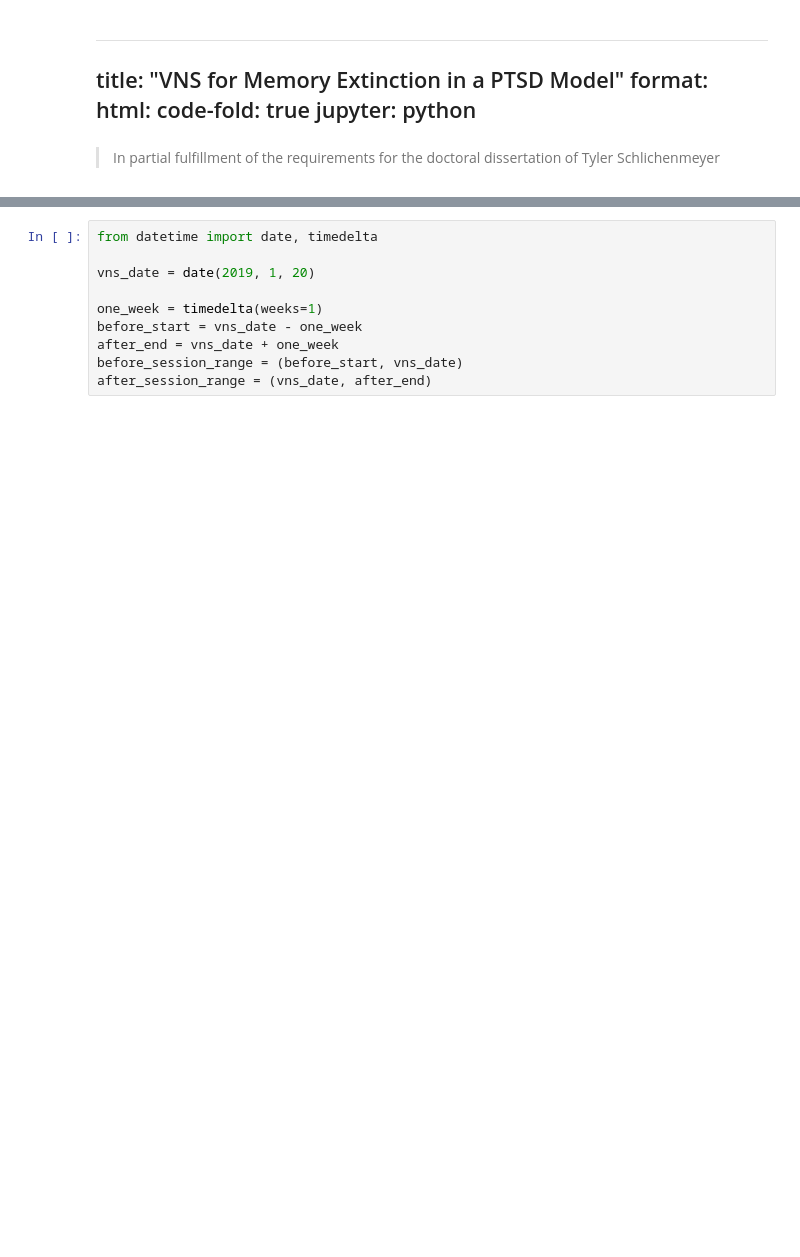
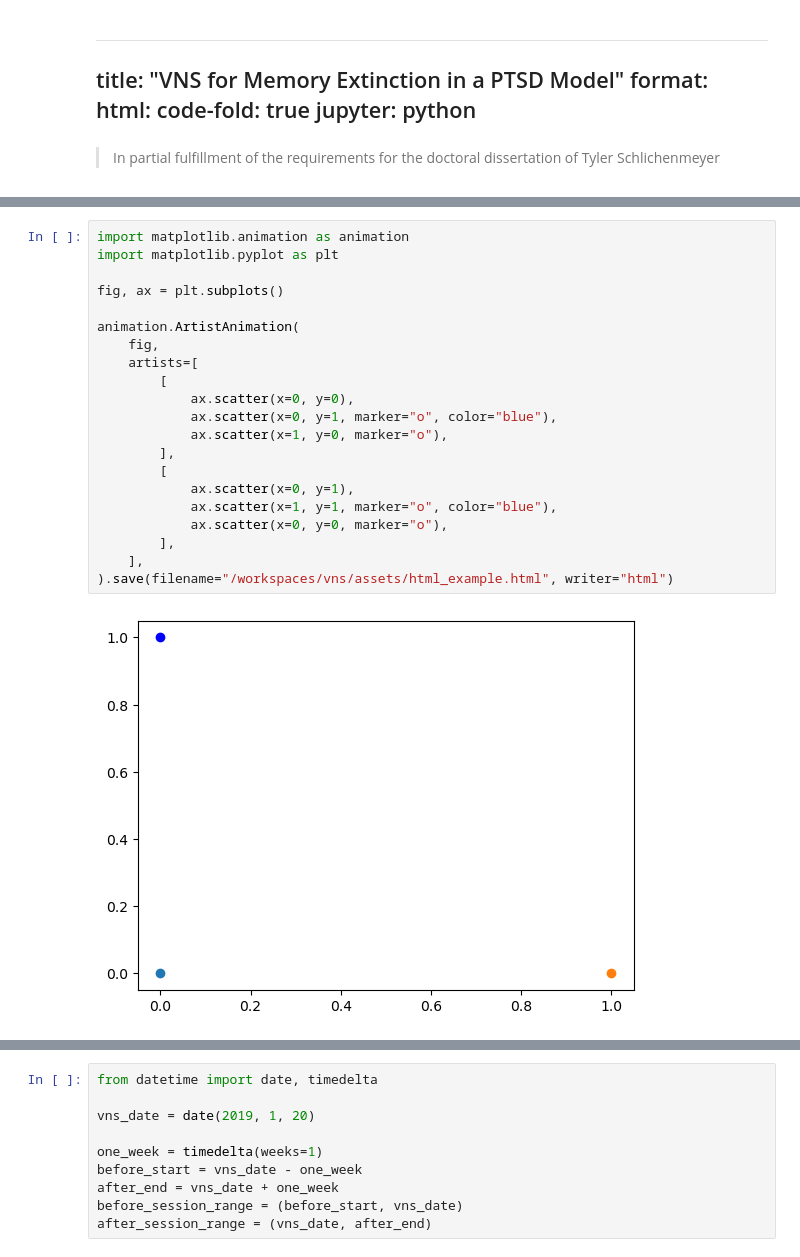
Before and after one commit to schlich/vns, a Jupyter notebook: nbs/index.ipynb, the cells around one changed output, grey strips where cells are left out. Cells and saved outputs as stored; diff of their text form; blank space fills up the shorter version.

Commit message:
animations!

```diff
--- a/nbs/index.ipynb
+++ b/nbs/index.ipynb
@@ -32,0 +100,23 @@ Successfully installed vns-0.1.0
+# %%
+import matplotlib.animation as animation
+import matplotlib.pyplot as plt
+
+fig, ax = plt.subplots()
+
+animation.ArtistAnimation(
+    fig,
+    artists=[
+        [
+            ax.scatter(x=0, y=0),
+            ax.scatter(x=0, y=1, marker="o", color="blue"),
+            ax.scatter(x=1, y=0, marker="o"),
+        ],
+        [
+            ax.scatter(x=0, y=1),
+            ax.scatter(x=1, y=1, marker="o", color="blue"),
+            ax.scatter(x=0, y=0, marker="o"),
+        ],
+    ],
+).save(filename="/workspaces/vns/assets/html_example.html", writer="html")
+# %% [output]
+[figure, added]
```
Also changed, not shown: parts of 21 cells of this notebook, 17 other files.
